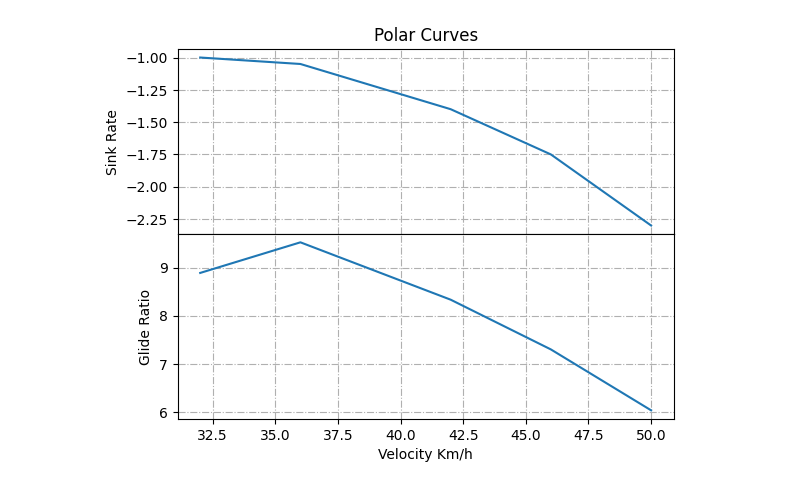
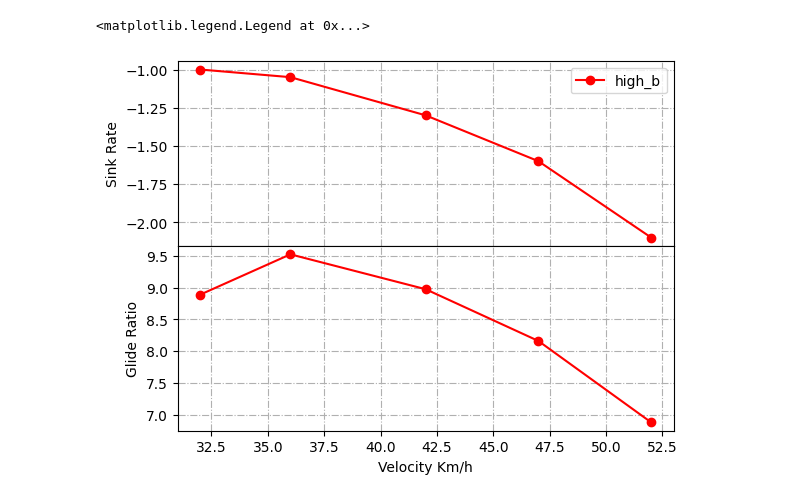
Before and after one commit to BarlowR/speed-to-fly, a Jupyter notebook: speed_to_fly_calcs.ipynb, the cells around one changed output. Cells and saved outputs as stored; diff of their text form; code cells hidden in the pictures.

```diff
--- a/speed_to_fly_calcs.ipynb
+++ b/speed_to_fly_calcs.ipynb
@@ -12,5 +8,28 @@ glide_polar_high_b = GlidePolar(
-# %%
-glide_polar_high_b.plot_polar()
-# %% [output]
-[figure, removed]
+# %%
+glide_polar_high_b = GlidePolar(
+    [ 32,      36,    42,     47,   52], # velocity kmh
+    [ -1,   -1.05,  -1.3,  -1.6,  -2.1]) # sink_rate
+glide_polar_high_c = GlidePolar(
+    [ 32,      36,    43.5,     50,   57], # velocity kmh
+    [ -1,   -1.05,  -1.32,  -1.6,  -2.1])  # sink_rate
+glide_polar_ccc = GlidePolar(
+    [ 32,      36,    45,  55,   65],  # velocity kmh
+    [ -1,   -1.05,  -1.35,  -1.8,  -2.6]) # sink_rate
+
+
+fig = plt.figure()
+gs = fig.add_gridspec(2, hspace=0)
+ax_top, ax_bottom = gs.subplots(sharex=True)
+
+glide_polar_high_b.plot_polar(ax_top, color="red", label = "high_b")
+glide_polar_high_b.plot_glide(ax_bottom, color="red", label = "high_b")
+# glide_polar_high_c.plot_polar(ax_top, color= "blue", label = "high_c")
+# glide_polar_high_c.plot_glide(ax_bottom, color= "blue", label = "high_c")
+# glide_polar_ccc.plot_polar(ax_top, color = "green", label = "ccc")
+# glide_polar_ccc.plot_glide(ax_bottom, color = "green", label = "ccc")
+
+ax_top.legend()
+# %% [output]
+<matplotlib.legend.Legend at 0x...>
+[figure, added]
 # %%
```
Also changed, not shown: parts of 3 cells of this notebook.
